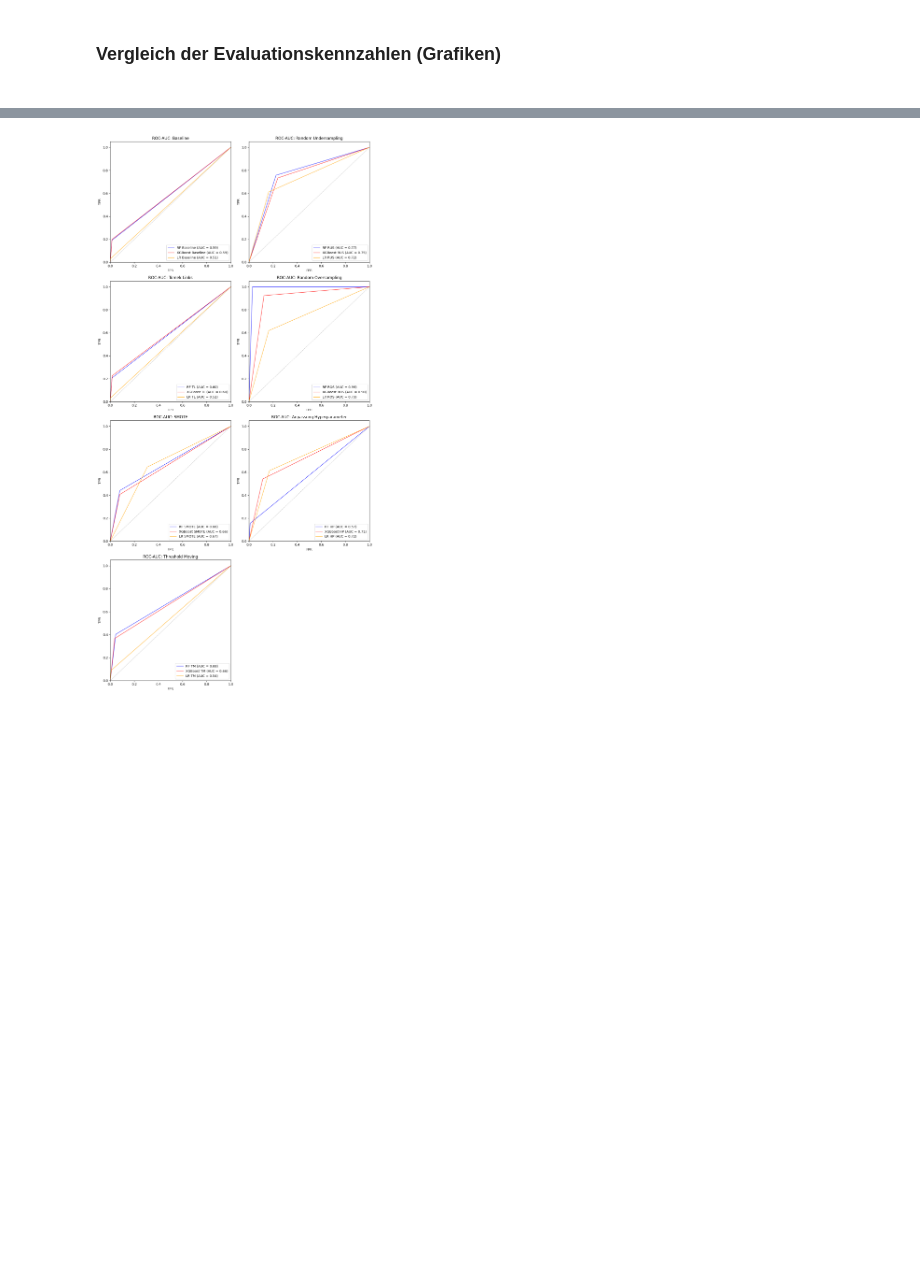
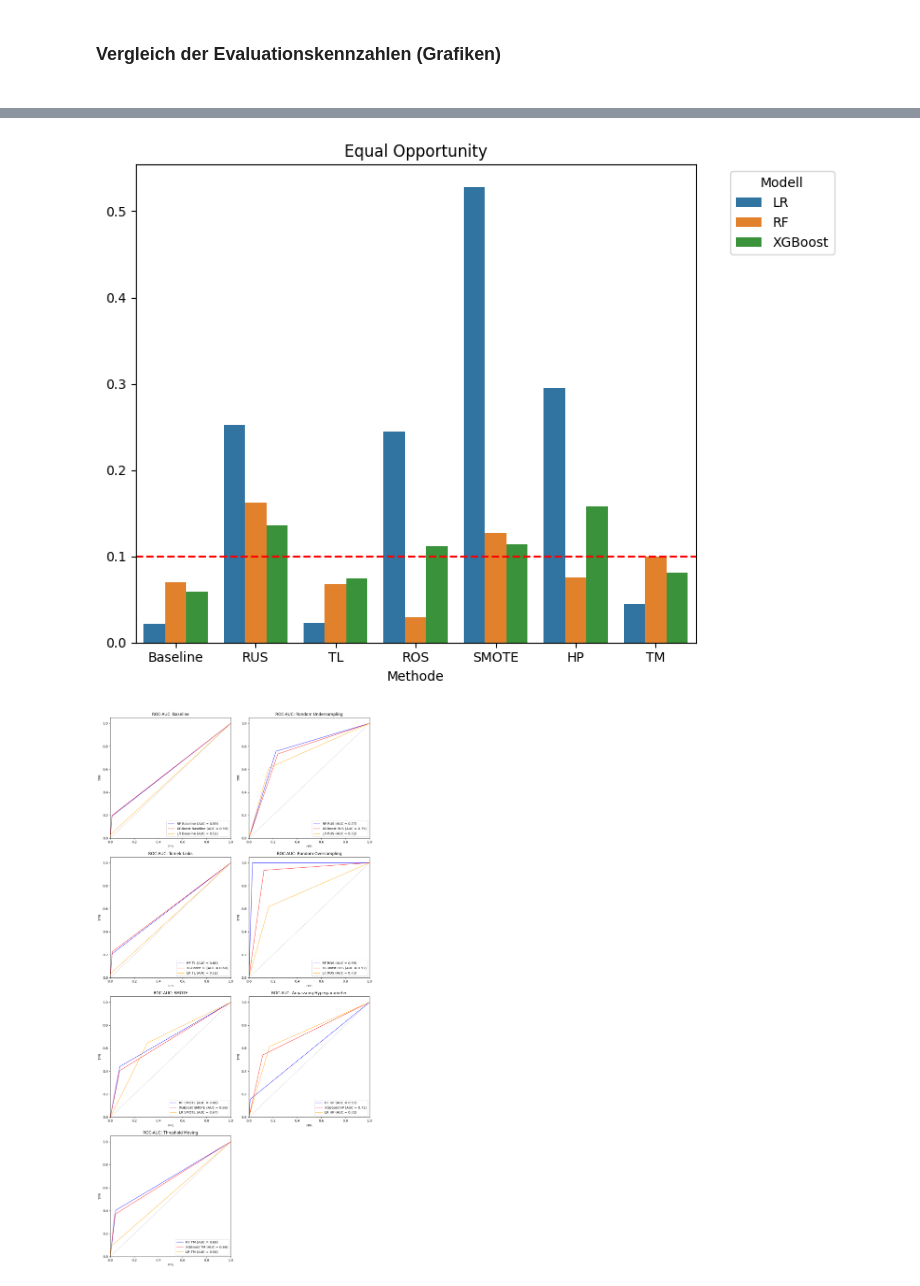
Before and after one commit to juliisch/MALE01, a Jupyter notebook: MALE01_ImbalancedData_JuliaSchmid.ipynb, the cells around one changed output, grey strips where cells are left out. Saved outputs shown, nothing was run; the diff lists cells and outputs as text; code cells hidden in the pictures; blank space fills up the shorter version.

```diff
--- a/MALE01_ImbalancedData_JuliaSchmid.ipynb
+++ b/MALE01_ImbalancedData_JuliaSchmid.ipynb
@@ -633,3 +631,18 @@ plt.show()
+# %%
+# Fairness-Metrik Equal Opportunity
+fig, ax = plt.subplots(figsize=(8, 6))
+sns.barplot(data=df_result, x="method", y='eo', hue="model", order=resampling_methods, ax=ax)
+ax.set_title('Equal Opportunity')
+ax.set_xlabel("Methode")
+ax.set_ylabel('')
+ax.axhline(y=0.1, color='red', linestyle='--', linewidth=1.5)
+ax.legend(title="Modell", bbox_to_anchor=(1.05, 1), loc='upper left')
+
+plt.tight_layout()
+plt.savefig("output/evaluation_metrics_equal_opportunity.png", dpi=300, bbox_inches="tight")
+plt.show()
+# %% [output]
+[figure, added]
 # %%
 '''
 Funktion:       Erstellung ROC-AUC-Kurve für die verschiedenen Methoden zur Behebung unausgeglichener Daten
```
Also changed, not shown: parts of 17 cells of this notebook, 8 other files.
